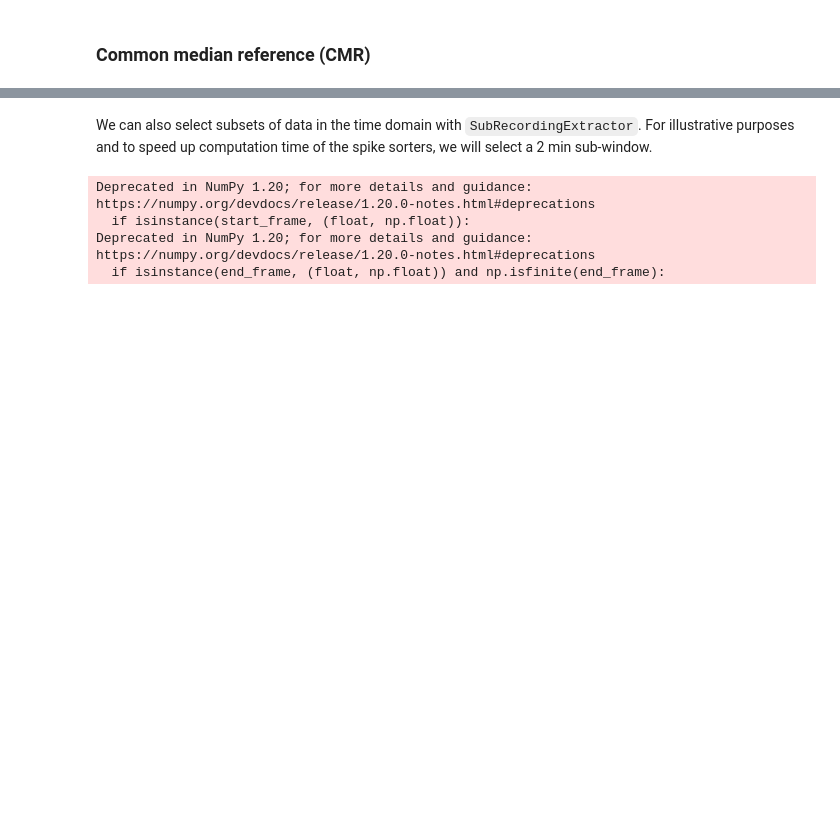
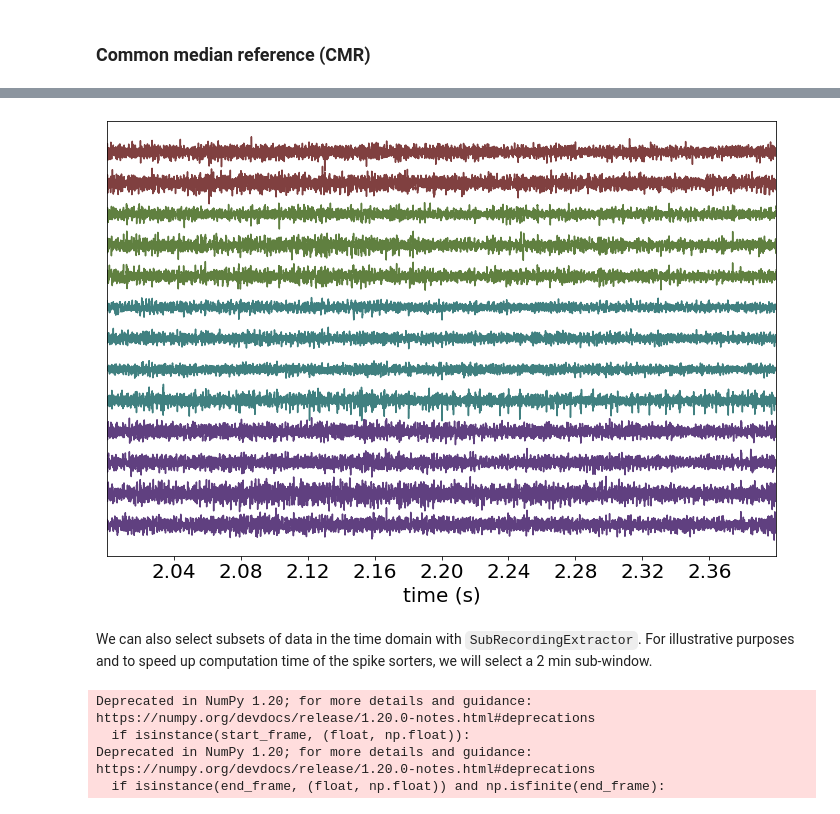
Before and after one commit to sbuergers/hussaini-lab-to-nwb-notebooks, a Jupyter notebook: tidy_venv/milestone2_modular_pipeline_colab.ipynb, the cells around one changed output, grey strips where cells are left out. Drawn from its saved outputs; the diff is of its cells as text; code cells hidden in the pictures; blank space fills up the shorter version.

```diff
--- a/tidy_venv/milestone2_modular_pipeline_colab.ipynb
+++ b/tidy_venv/milestone2_modular_pipeline_colab.ipynb
@@ -478,0 +446,5 @@ Deprecated in NumPy 1.20; for more details and guidance: https://numpy.org/devdo
+# %%
+channel_ids = np.array(r_cmr.get_channel_ids())
+r_good_channels = st.preprocessing.remove_bad_channels(r_cmr, bad_channel_ids=channel_ids[[0, 3, 5]])
+print(f'Channel ids after removing bad channel: {r_good_channels.get_channel_ids()}')
+print(f'Channel groups after removing bad channel: {r_good_channels.get_channel_groups()}')
@@ -479,3 +458,7 @@ Deprecated in NumPy 1.20; for more details and guidance: https://numpy.org/devdo
+# %%
+w = sw.plot_timeseries(r_good_channels, trange=[2, 2.4], color_groups=True)
+# %% [output]
+[figure, new version]
 # %% [markdown]
 We can also select subsets of data in the time domain with `SubRecordingExtractor`. For illustrative purposes and to speed up computation time of the spike sorters, we will select a 2 min sub-window.
 # %%
```
Also changed, not shown: parts of 19 cells of this notebook.
